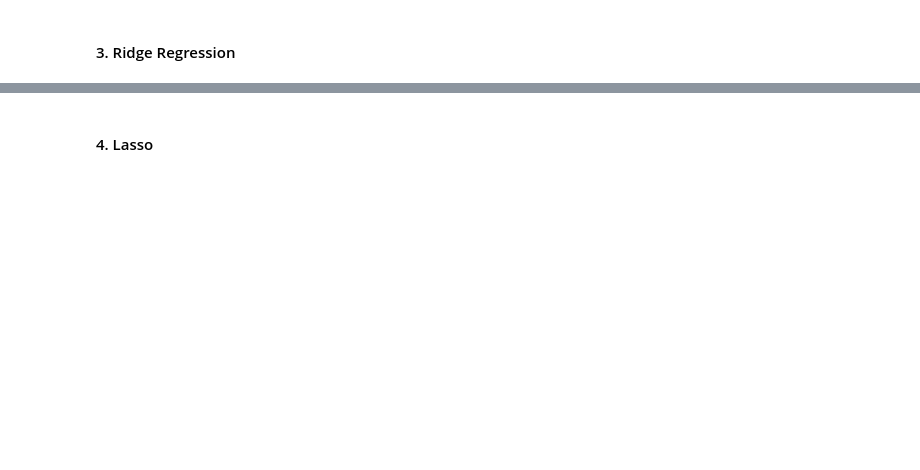
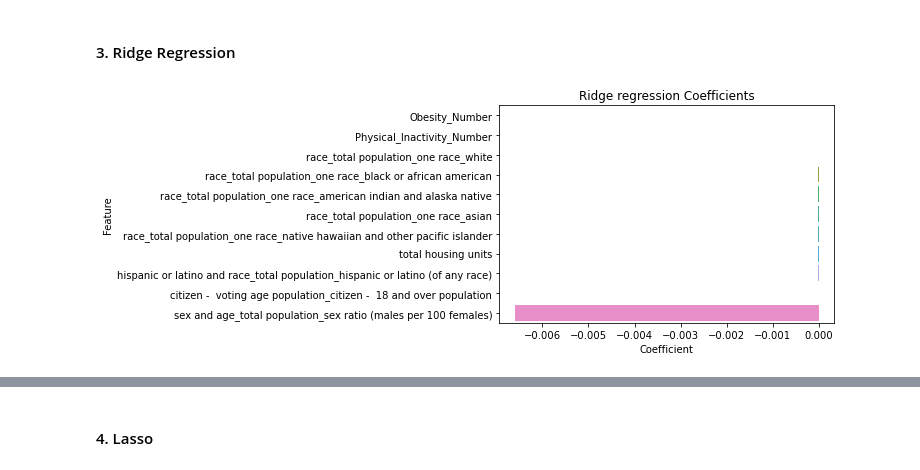
Before and after one commit to yaelnidam/CSS_Project2_Team1_Fall2020, a Jupyter notebook: project2.ipynb, the cells around one changed output, grey strips where cells are left out. Saved outputs shown, nothing was run; the diff lists cells and outputs as text; code cells hidden in the pictures; blank space fills up the shorter version.

```diff
--- a/project2.ipynb
+++ b/project2.ipynb
@@ -223,0 +207,6 @@ Y = diabetes_clean['Diabetes_Number']
+# %%
+# create a binary variable
+# diabetes_clean.describe() #median of Diabetes counts is 2609 [high diabetes: >2609 and low diabetes <=2609]
+diabetes_clean.loc[diabetes_clean['Diabetes_Number'] < 2609, 'diabetes_cat'] = "< 2609"
+diabetes_clean.loc[diabetes_clean['Diabetes_Number'] >= 2609, 'diabetes_cat'] = ">= 2609"
+diabetes_clean.head()
@@ -290,2 +387,15 @@ lin_model = lin_reg.fit(X_train, y_train)
 # %% [markdown]
 #### 3. Ridge Regression
+# %%
+# make and fit a Ridge regression model
+ridge_reg = Ridge()
+ridge_model = ridge_reg.fit(X_train, y_train)
+ridge_reg_data = pd.DataFrame([ridge_model.coef_, X.columns]).T
+ridge_reg_data.columns = ['Coefficient', 'Feature']
+ridge_reg_data.head()
+# Plot
+ax = sns.barplot(x="Coefficient", y="Feature", data=ridge_reg_data)
+ax.set_title("Ridge regression Coefficients")
+plt.show()
+# %% [output]
+[figure, added]
```
Also changed, not shown: parts of 35 cells of this notebook.
